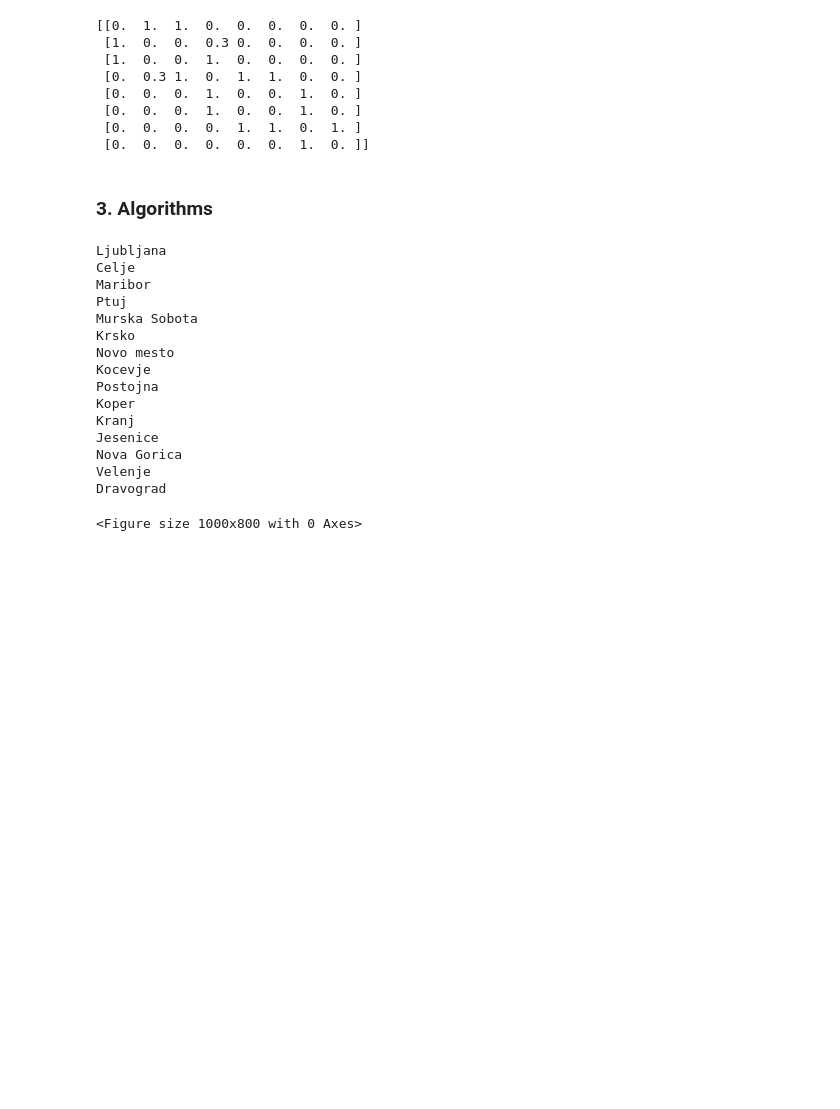
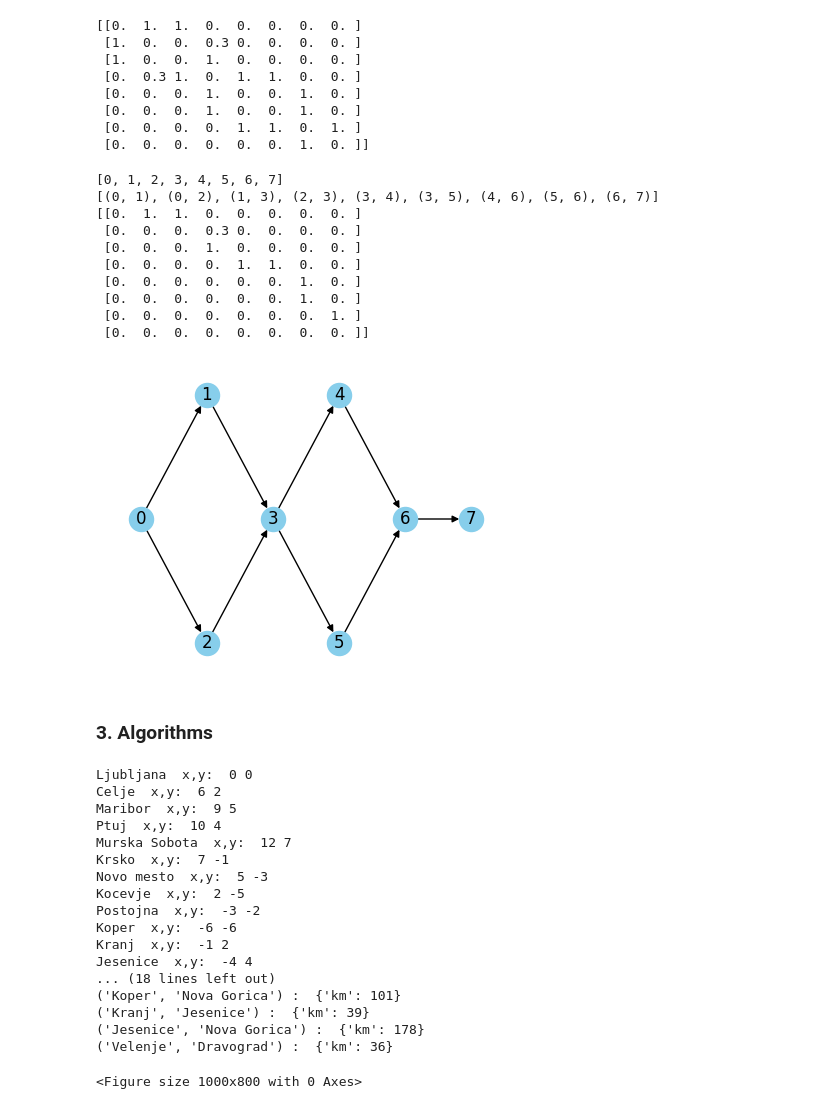
Before and after one commit to jzaletelj/OTK25, a Jupyter notebook: Lab_02/solutions/26-03_GraphNetwork_02c_S.ipynb, the cells around one changed output. Saved outputs shown, nothing was run; the diff lists cells and outputs as text; code cells hidden in the pictures; blank space fills up the shorter version.

```diff
--- a/Lab_02/solutions/26-03_GraphNetwork_02c_S.ipynb
+++ b/Lab_02/solutions/26-03_GraphNetwork_02c_S.ipynb
@@ -74,30 +79,60 @@ D.add_edge(0,1); # Add connection between node 0 and 1
+# %%
+# 2.4 Usmerjeni graf / Directed graph
+D = nx.DiGraph()
+# Dodajaj povezave / Add edges
+D.add_edge(0,1); # Add connection between node 0 and 1
+D.add_edge(0,2);
+D.add_edges_from([(1,3), (2,3), (3,4), (3,5), (4,6), (5,6), (6,7)]); #We can also add several connections at once
+# add weight
+D.edges[1,3]['weight'] = 0.3
+# Izpisi vozlisca in povezave / Print nodes and edges
+print(D.nodes)
+print(D.edges)
+plt.figure(figsize = [4,3])
+nx.draw(D, pos=pos, with_labels=True, node_color='skyblue') #draw the graph
+adjM = nx.to_numpy_array(D)
+print(adjM)
+# %% [output]
+[0, 1, 2, 3, 4, 5, 6, 7]
+[(0, 1), (0, 2), (1, 3), (2, 3), (3, 4), (3, 5), (4, 6), (5, 6), (6, 7)]
+[[0.  1.  1.  0.  0.  0.  0.  0. ]
+ [0.  0.  0.  0.3 0.  0.  0.  0. ]
+ [0.  0.  0.  1.  0.  0.  0.  0. ]
+ [0.  0.  0.  0.  1.  1.  0.  0. ]
+ [0.  0.  0.  0.  0.  0.  1.  0. ]
+ [0.  0.  0.  0.  0.  0.  1.  0. ]
+ [0.  0.  0.  0.  0.  0.  0.  1. ]
+ [0.  0.  0.  0.  0.  0.  0.  0. ]]
+[figure, added]
 # %% [markdown]
 ### 3. Algorithms
 # %%
 # 3.1 Load graph
 G2 = nx.read_graphml('Slo_cities.graphml')
-
-
-
 position = {}
 for node in G2.nodes:
-    print(node)
+    print(node, " x,y: ", G2.nodes[node]['x'], G2.nodes[node]['y'] )
+    position[node] = [G2.nodes[node]['x'], G2.nodes[node]['y']]
+for edge in G2.edges:
+    print(edge, ": ", G2.edges[edge])
 # %% [output]
-Ljubljana
-Celje
-Maribor
-Ptuj
-Murska Sobota
-Krsko
-Novo mesto
-Kocevje
-Postojna
-Koper
-Kranj
-Jesenice
-Nova Gorica
-Velenje
-Dravograd
+Ljubljana  x,y:  0 0
+Celje  x,y:  6 2
+Maribor  x,y:  9 5
+Ptuj  x,y:  10 4
+Murska Sobota  x,y:  12 7
+Krsko  x,y:  7 -1
+Novo mesto  x,y:  5 -3
+Kocevje  x,y:  2 -5
+Postojna  x,y:  -3 -2
+Koper  x,y:  -6 -6
+Kranj  x,y:  -1 2
+Jesenice  x,y:  -4 4
+... (18 lines left out)
+('Koper', 'Nova Gorica') :  {'km': 101}
+('Kranj', 'Jesenice') :  {'km': 39}
+('Jesenice', 'Nova Gorica') :  {'km': 178}
+('Velenje', 'Dravograd') :  {'km': 36}
 # %%
 # 3.2 Vizualiziraj graf
 
```
Also changed, not shown: parts of 4 cells of this notebook.
